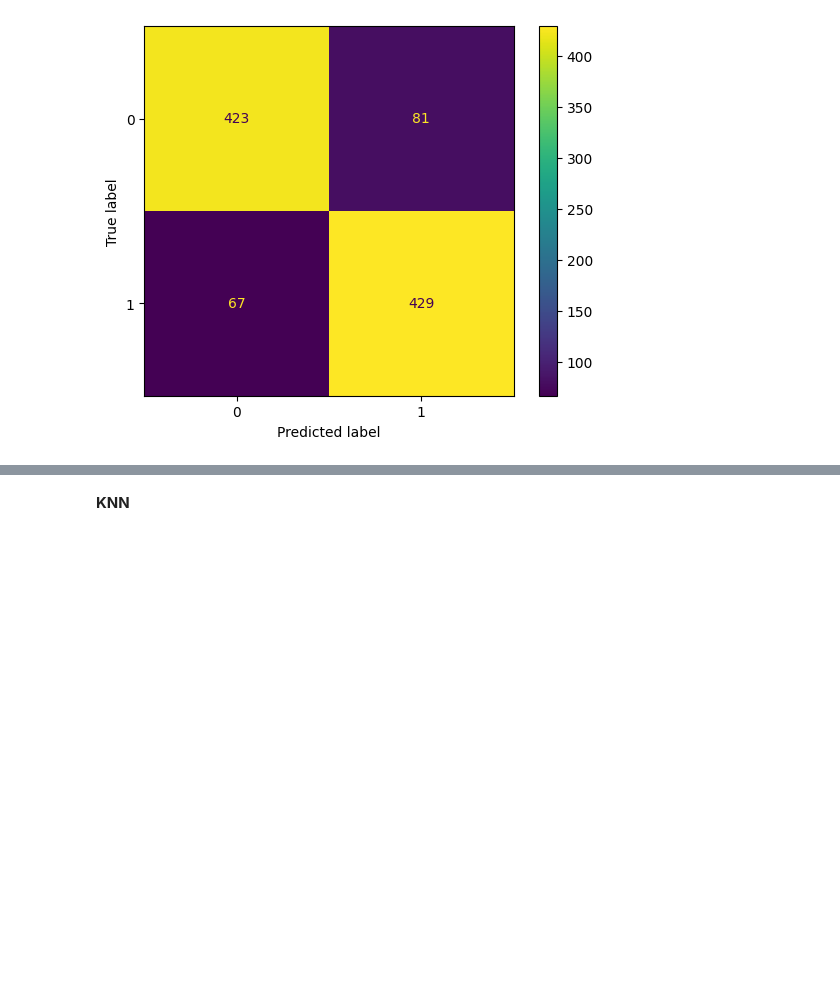
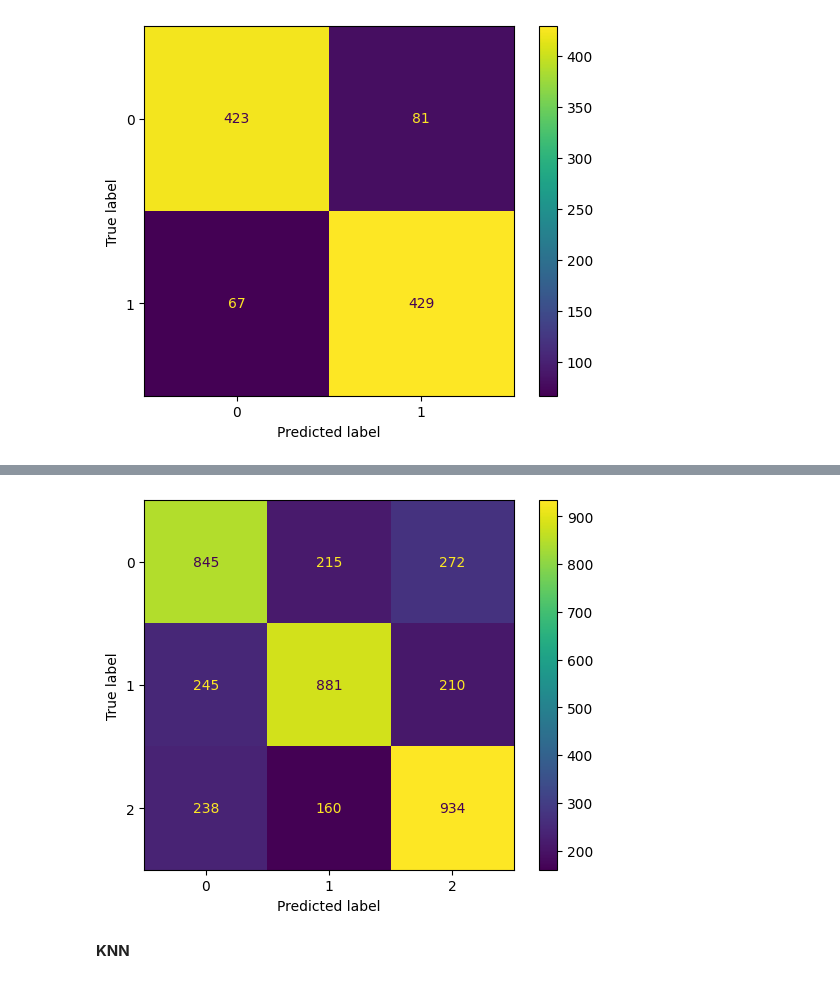
Before and after one commit to Ajax0564/DSA, a Jupyter notebook: Scratc_implementation.ipynb, the cells around one changed output, grey strips where cells are left out. Saved outputs shown, nothing was run; the diff lists cells and outputs as text; code cells hidden in the pictures; blank space fills up the shorter version.

```diff
--- a/Scratc_implementation.ipynb
+++ b/Scratc_implementation.ipynb
@@ -213,0 +409,4 @@ plt.show()
+# %%
+model = TwoLayerNet(input_size=5, hidden_size=3, output_size=1)
+# %%
+model.train(x, y, num_epochs=3)
@@ -213,0 +491,19 @@ plt.show()
+# %%
+# x, y = make_classification(random_state=42, n_features=10, n_classes=3, n_samples=300)
+x, y = make_classification(
+    n_samples=4000,
+    n_features=20,
+    n_informative=10,
+    n_redundant=2,
+    n_classes=3,
+    random_state=42,
+)
+# Initialize a neural network
+# iris = load_iris()
+
+# Split the data into training and test sets
+# x, x_, y, y_ = train_test_split(iris.data, iris.target, test_size=0.2, random_state=42)
+# print(x.shape, y.shape, np.unique(y))
+net = TwoLayerNet(input_size=20, hidden_size=5, output_size=3)
+# %%
+net.train(x, y, num_epochs=15)
@@ -214,3 +519,13 @@ plt.show()
+# %%
+predictions = net.forward(x)
+y_pred = np.argmax(predictions, axis=1)
+cm = confusion_matrix(y, y_pred)
+disp = ConfusionMatrixDisplay(confusion_matrix=cm)
+disp.plot()
+
+plt.show()
+# %% [output]
+[figure, added]
 # %% [markdown]
 **KNN**
 # %%
```
Also changed, not shown: parts of 22 cells of this notebook.
